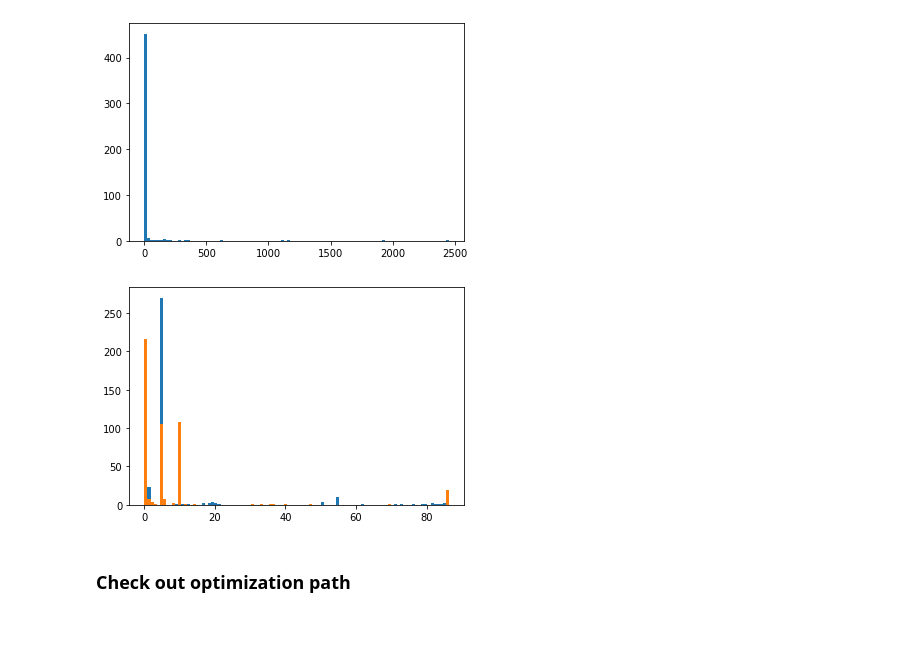
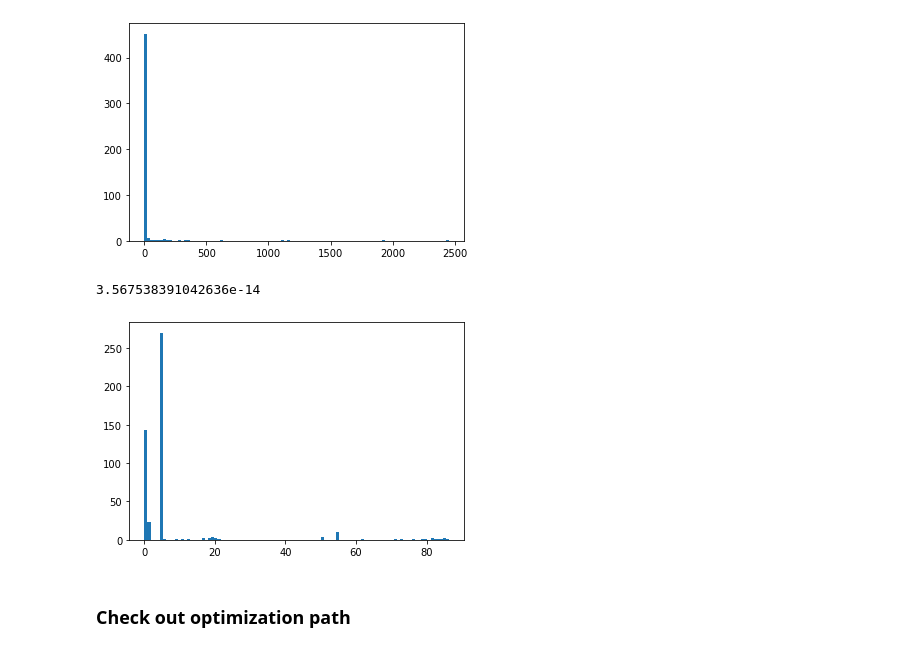
Before and after one commit to mijordan3/BNP_sensitivity, a Jupyter notebook: GMM_clustering/jupyter/hessian_runtime_experimentation.ipynb, the cells around one changed output. Cells and saved outputs as stored; diff of their text form; code cells hidden in the pictures.

```diff
--- a/GMM_clustering/jupyter/hessian_runtime_experimentation.ipynb
+++ b/GMM_clustering/jupyter/hessian_runtime_experimentation.ipynb
@@ -239,3 +242,3 @@ solver time: 13.0sec
 # %%
-preconditioner = preconditioner_lib.get_gmm_preconditioner(vb_opt, vb_params_paragami)
+mfvb_preconditioner = preconditioner_lib.get_gmm_preconditioner(vb_opt, vb_params_paragami)
 # %%
@@ -268,12 +262,17 @@ precon_hess_ev = np.linalg.eigvals(precond_hess)
 plt.hist(hess_ev - hess_ev.min(), bins = 100);
 # %% [output]
 [figure]
-# %%
-foo = precon_hess_ev - precon_hess_ev.min()
-bins = plt.hist(foo, bins = 100);
-plt.hist((hess_ev - hess_ev.min()).clip(max = foo.max()), bins = bins[1]);
-# %% [output]
-[figure, removed]
+# %%
+precond_sqrt = osp.linalg.sqrtm(mfvb_preconditioner.toarray())
+np.abs(precond_sqrt - precond_sqrt.transpose()).max()
+# %% [output]
+3.567538391042636e-14
+# %%
+precond_hess = np.dot(precond_sqrt, np.dot(hess, precond_sqrt))
+precon_hess_ev = np.linalg.eigvals(precond_hess)
+plt.hist(precon_hess_ev - precon_hess_ev.min(), bins = 100);
+# %% [output]
+[figure, added]
 # %%
 dim = len(vb_opt)
 mat_times_vec = lambda x : obj_fun_hvp(vb_opt, prior_params_free, x)
```
Also changed, not shown: parts of 95 cells of this notebook, 2 other files.
